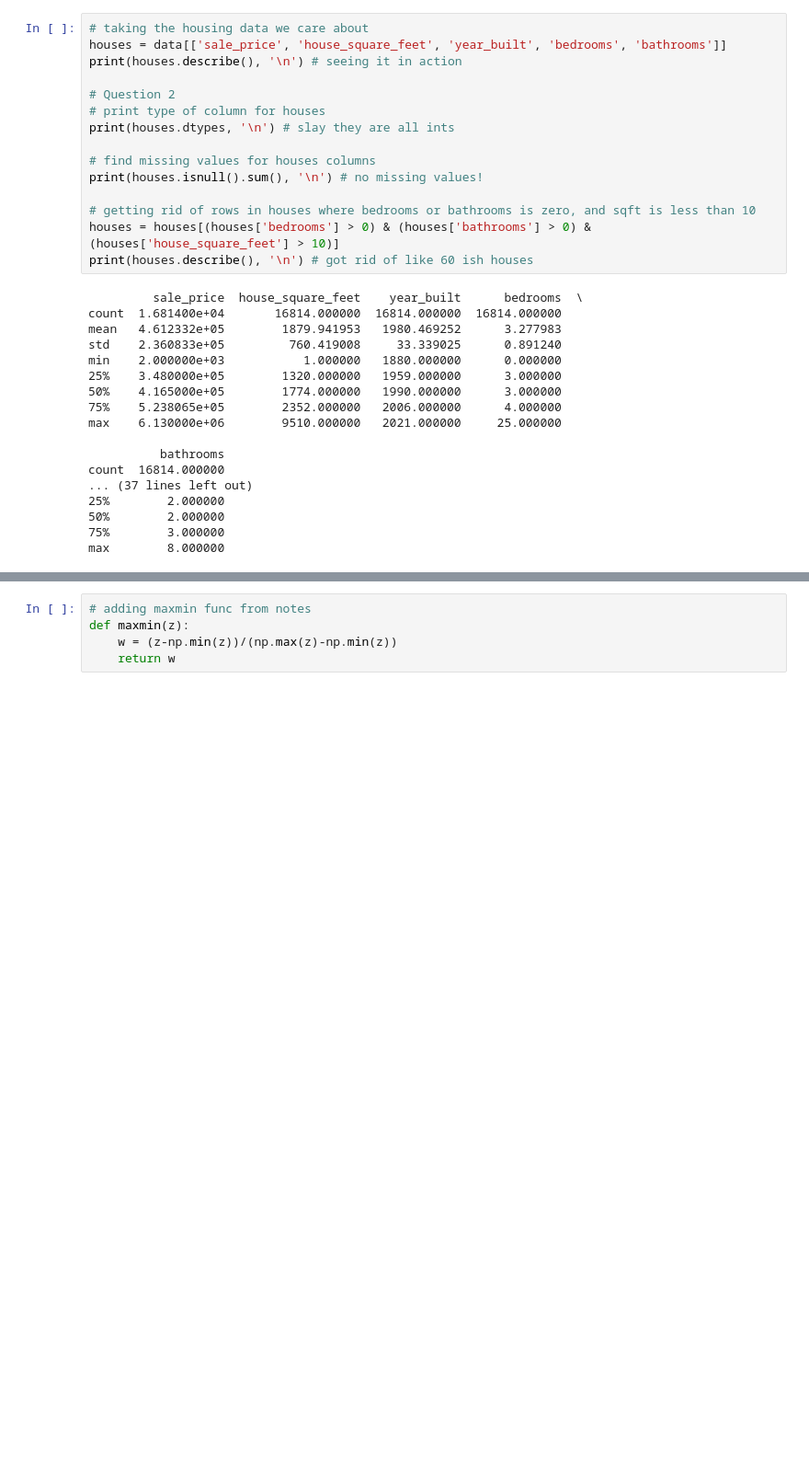
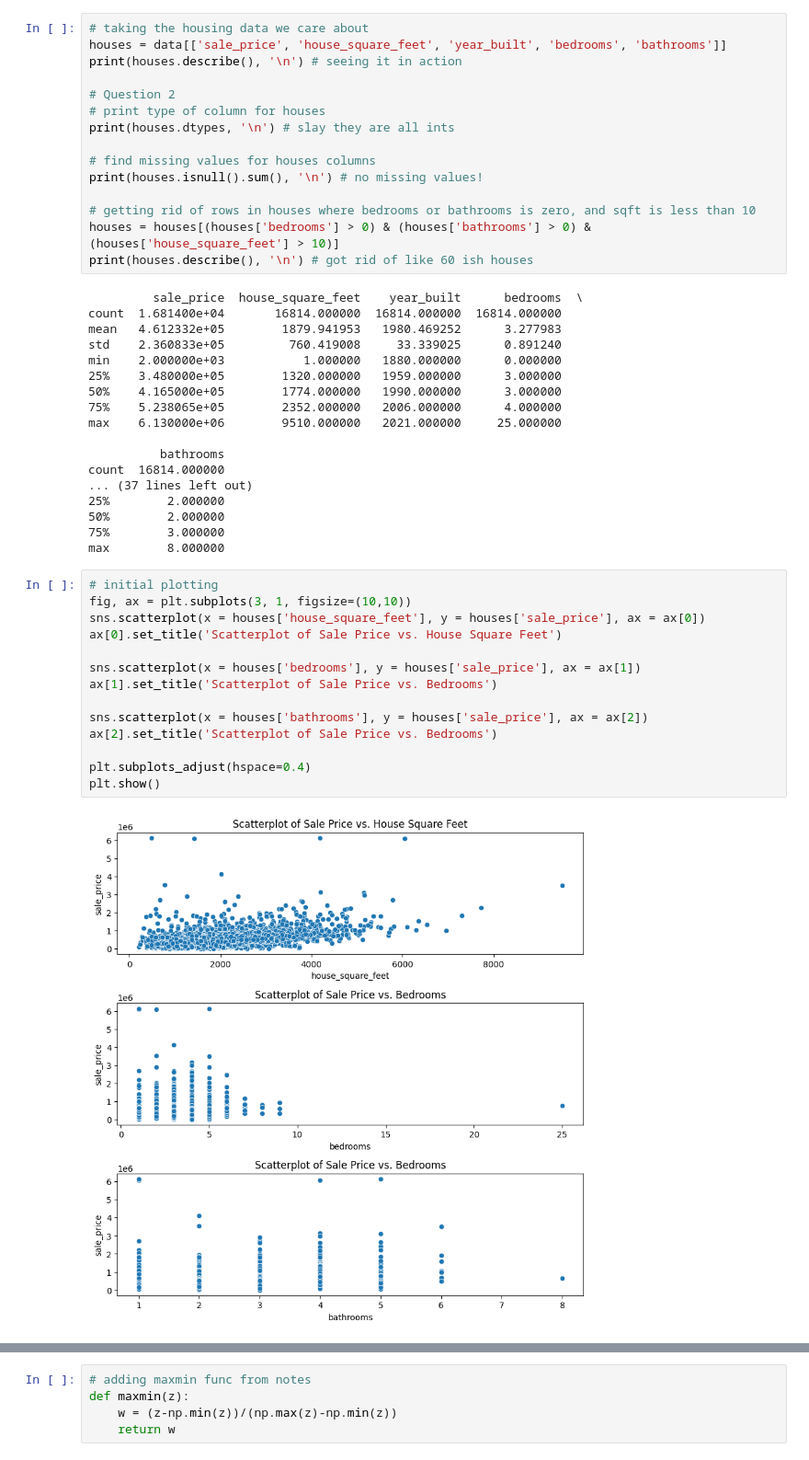
Before and after one commit to vrhughes/labs, a Jupyter notebook: 04_hedonic_pricing/04_hedonic_pricing.ipynb, the cells around one changed output, grey strips where cells are left out. Shown: that part at 92% size. Cells and saved outputs as stored; diff of their text form; blank space fills up the shorter version.

```diff
--- a/04_hedonic_pricing/04_hedonic_pricing.ipynb
+++ b/04_hedonic_pricing/04_hedonic_pricing.ipynb
@@ -77,4 +77,20 @@ count  16814.000000
 50%        2.000000
 75%        3.000000
 max        8.000000
+# %%
+# initial plotting
+fig, ax = plt.subplots(3, 1, figsize=(10,10))
+sns.scatterplot(x = houses['house_square_feet'], y = houses['sale_price'], ax = ax[0])
+ax[0].set_title('Scatterplot of Sale Price vs. House Square Feet')
+
+sns.scatterplot(x = houses['bedrooms'], y = houses['sale_price'], ax = ax[1])
+ax[1].set_title('Scatterplot of Sale Price vs. Bedrooms')
+
+sns.scatterplot(x = houses['bathrooms'], y = houses['sale_price'], ax = ax[2])
+ax[2].set_title('Scatterplot of Sale Price vs. Bedrooms')
+
+plt.subplots_adjust(hspace=0.4)
+plt.show()
+# %% [output]
+[figure, added]
 # %%
```
Also changed, not shown: parts of 6 cells of this notebook.
